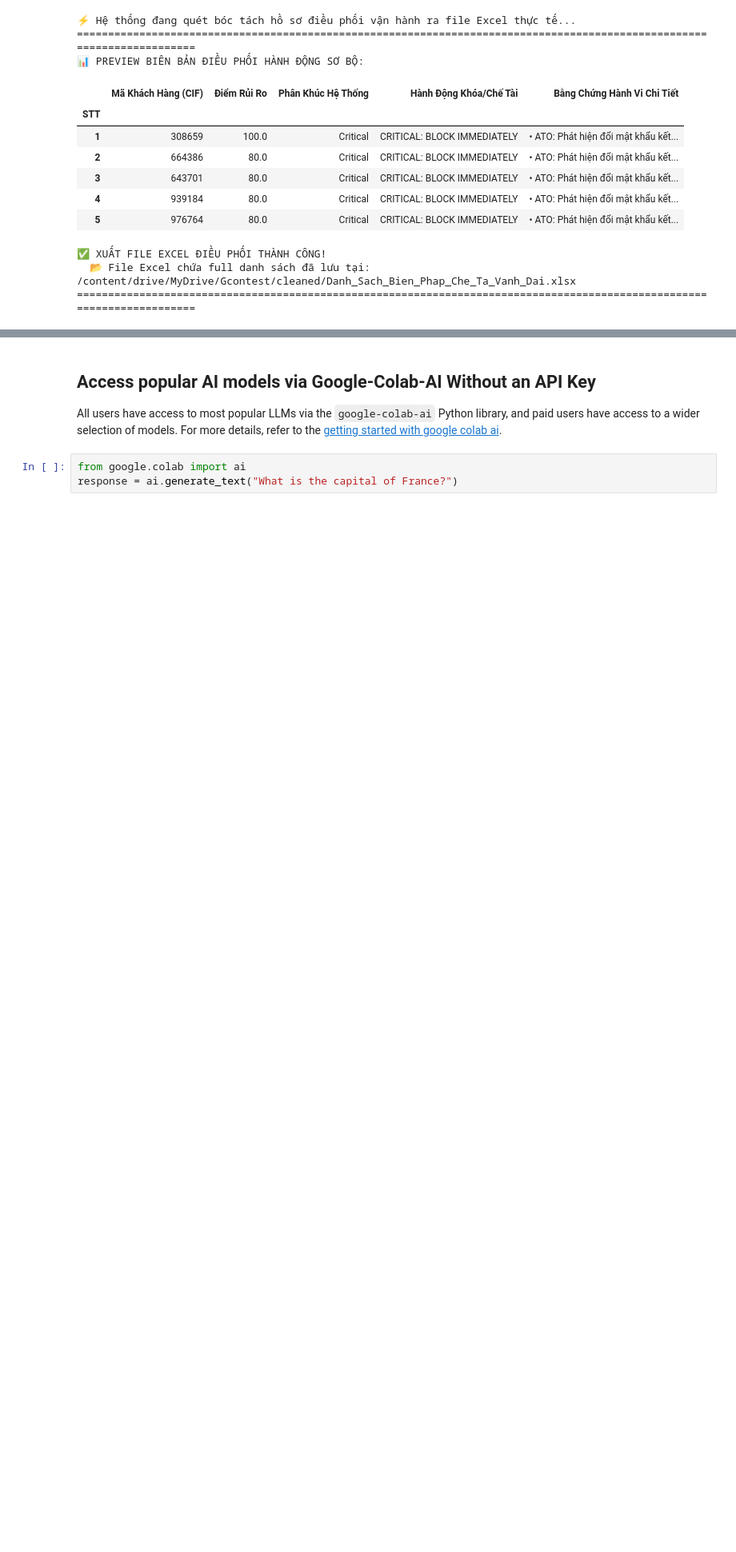
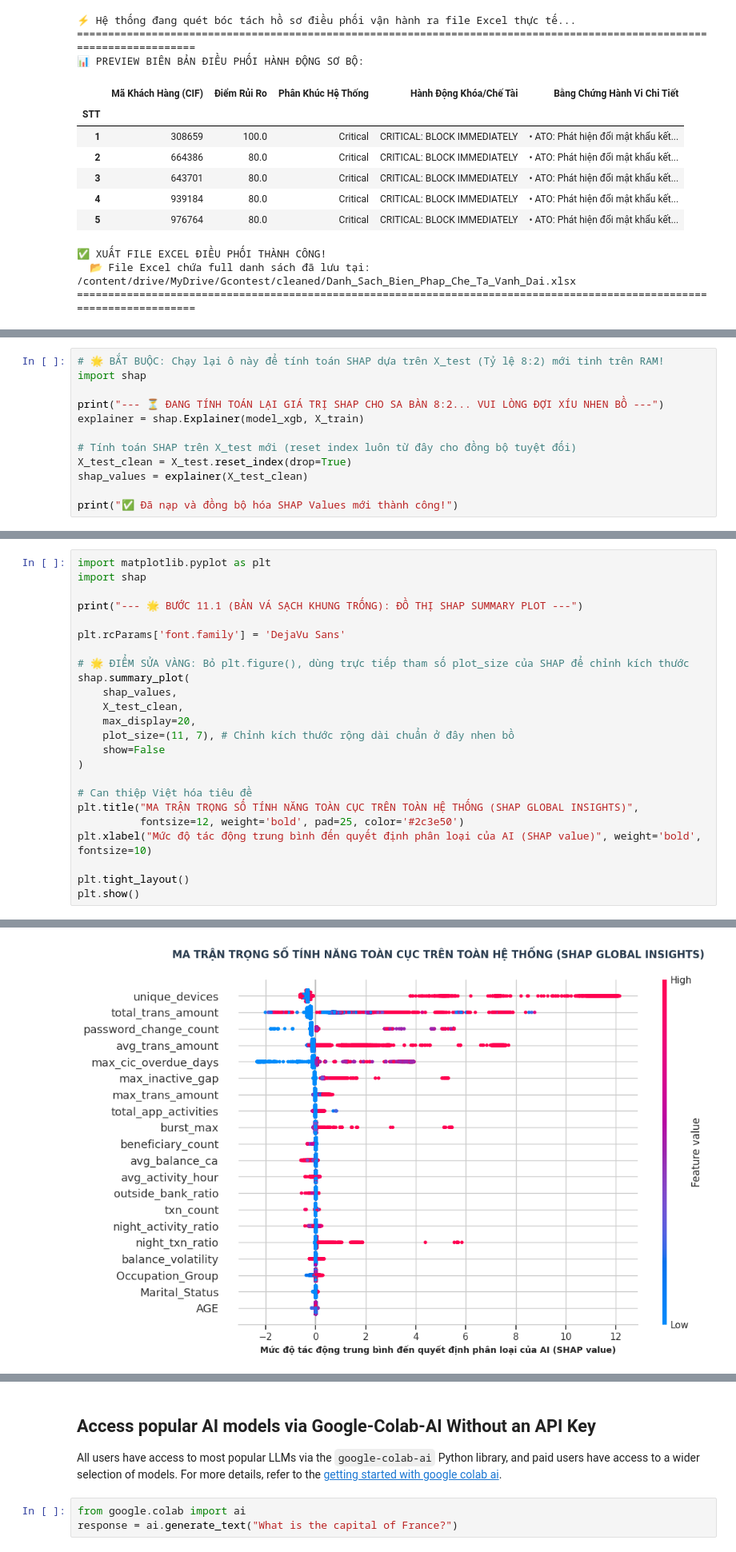
Before and after one commit to sonson0910/Fraud_Anomaly_Detection, a Jupyter notebook: notebooks/colab_exact_business.ipynb, the cells around one changed output, grey strips where cells are left out. Shown at 80% size. Drawn from its saved outputs; the diff is of its cells as text; blank space fills up the shorter version.

```diff
--- a/notebooks/colab_exact_business.ipynb
+++ b/notebooks/colab_exact_business.ipynb
@@ -1425,0 +1286,12 @@ if fraud_idx:
+# %%
+# 🌟 BẮT BUỘC: Chạy lại ô này để tính toán SHAP dựa trên X_test (Tỷ lệ 8:2) mới tinh trên RAM!
+import shap
+
+print("--- ⏳ ĐANG TÍNH TOÁN LẠI GIÁ TRỊ SHAP CHO SA BÀN 8:2... VUI LÒNG ĐỢI XÍU NHEN BỒ ---")
+explainer = shap.Explainer(model_xgb, X_train)
+
+# Tính toán SHAP trên X_test mới (reset index luôn từ đây cho đồng bộ tuyệt đối)
+X_test_clean = X_test.reset_index(drop=True)
+shap_values = explainer(X_test_clean)
+
+print("✅ Đã nạp và đồng bộ hóa SHAP Values mới thành công!")
@@ -1425,0 +1301,25 @@ if fraud_idx:
+# %%
+import matplotlib.pyplot as plt
+import shap
+
+print("--- 🌟 BƯỚC 11.1 (BẢN VÁ SẠCH KHUNG TRỐNG): ĐỒ THỊ SHAP SUMMARY PLOT ---")
+
+plt.rcParams['font.family'] = 'DejaVu Sans'
+
+# 🌟 ĐIỂM SỬA VÀNG: Bỏ plt.figure(), dùng trực tiếp tham số plot_size của SHAP để chỉnh kích thước
+shap.summary_plot(
+    shap_values,
+    X_test_clean,
+    max_display=20,
+    plot_size=(11, 7), # Chỉnh kích thước rộng dài chuẩn ở đây nhen bồ
+    show=False
+)
+
+# Can thiệp Việt hóa tiêu đề
+plt.title("MA TRẬN TRỌNG SỐ TÍNH NĂNG TOÀN CỤC TRÊN TOÀN HỆ THỐNG (SHAP GLOBAL INSIGHTS)",
+          fontsize=12, weight='bold', pad=25, color='#2c3e50')
+plt.xlabel("Mức độ tác động trung bình đến quyết định phân loại của AI (SHAP value)", weight='bold', fontsize=10)
+
+plt.tight_layout()
+plt.show()
+# %% [output]
@@ -1425,0 +1327 @@ if fraud_idx:
+[figure, added]
```
Also changed, not shown: parts of 19 cells of this notebook, 3 other files.
